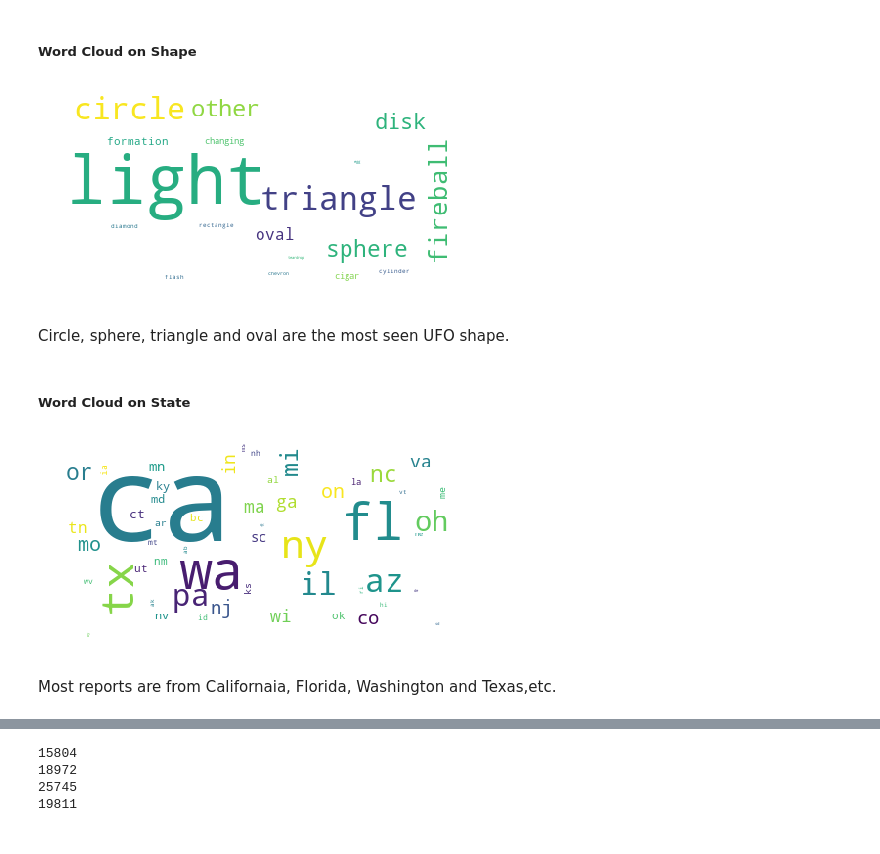
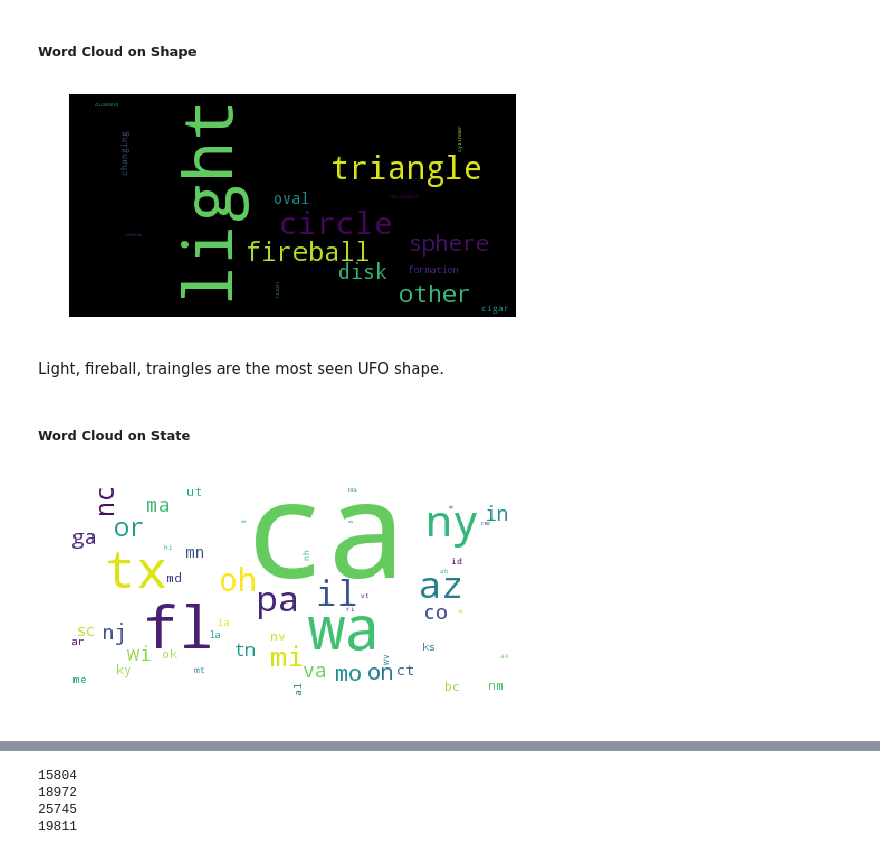
Before and after one commit to louieiuol/ufosighting, a Jupyter notebook: Final_Tutorial.ipynb, the cells around one changed output, grey strips where cells are left out. Drawn from its saved outputs; the diff is of its cells as text; code cells hidden in the pictures.

```diff
--- a/Final_Tutorial.ipynb
+++ b/Final_Tutorial.ipynb
@@ -316,14 +352,16 @@ from scipy.misc import imread
 import matplotlib.pyplot as plt
 import random
 # %%
-def drawCloud(text):
+def drawCloud(text,color):
     text = text+" "+"STOP"
+    #create wordcloud instance
     wordcloud = WordCloud(
-                      background_color="white",
+                      background_color=color,
                       relative_scaling = 1.0,
                     stopwords="STOP",
                     collocations = False,
                       ).generate(text)
+    #show the wordcloud instance
     plt.imshow(wordcloud)
     plt.axis("off")
     plt.show()
@@ -332,19 +370,17 @@ def drawCloud(text):
 # %%
 makeitastring = ' '.join(map(str, df['shape']))
 makeitastring = makeitastring.replace('nan ', '')
 #makeitastring = makeitastring.replace('light ', 'light')
-drawCloud(makeitastring)
+drawCloud(makeitastring,"black")
 # %% [output]
-[figure, old version]
+[figure, new version]
 # %% [markdown]
-Circle, sphere, triangle and oval are the most seen UFO shape.
+Light, fireball, traingles are the most seen UFO shape.
 # %% [markdown]
 ##### Word Cloud on State
 # %%
 makeitastring1 = ' '.join(map(str, df['state']))
 makeitastring1 = makeitastring1.replace('nan ', '')
-drawCloud(makeitastring1)
+drawCloud(makeitastring1,"white")
 # %% [output]
-[figure, old version]
+[figure, new version]
-# %% [markdown]
-Most reports are from Californaia, Florida, Washington and Texas,etc.
```
Also changed, not shown: parts of 24 cells of this notebook.
